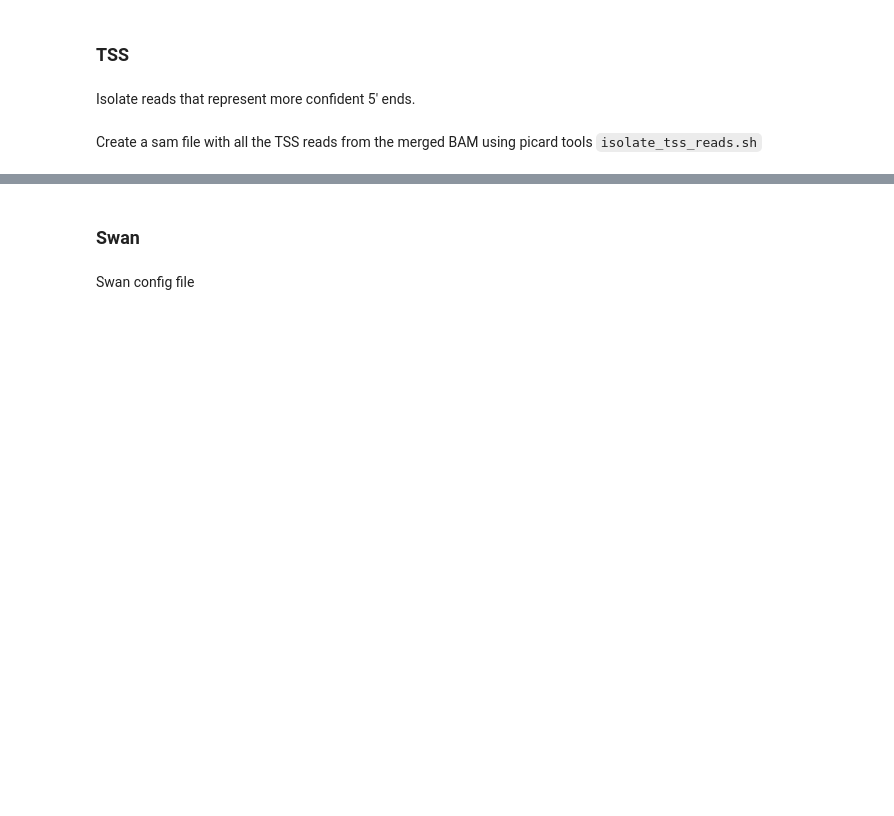
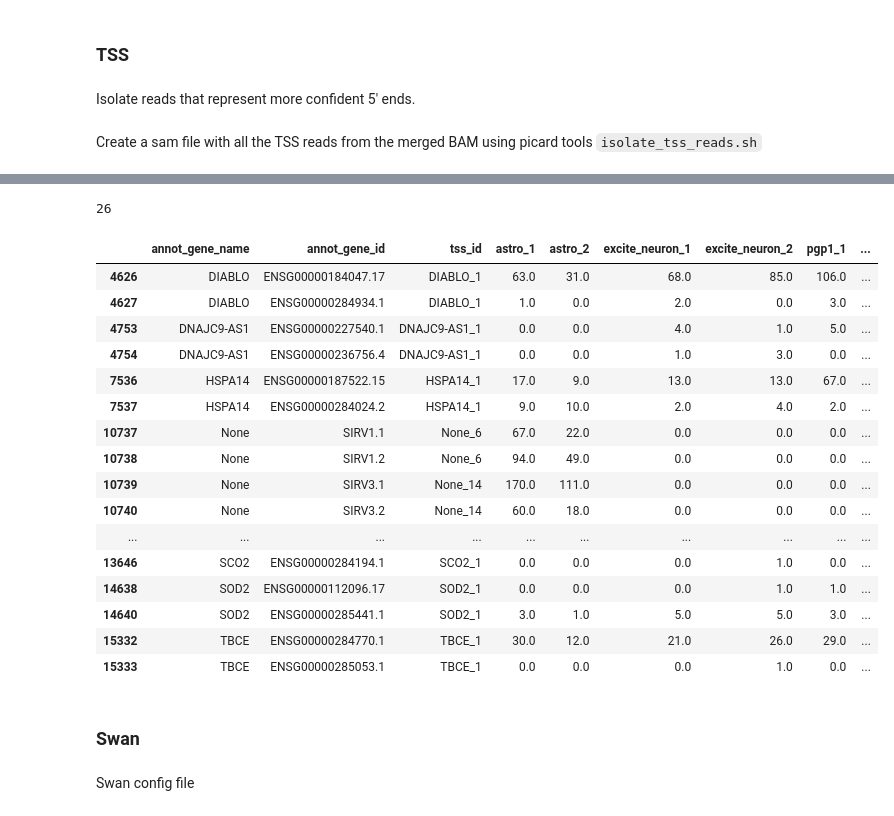
Before and after one commit to fairliereese/210413_pgp1, a Jupyter notebook: pgp1_lr.ipynb, the cells around one changed output, grey strips where cells are left out. Drawn from its saved outputs; the diff is of its cells as text; code cells hidden in the pictures; blank space fills up the shorter version.

```diff
--- a/pgp1_lr.ipynb
+++ b/pgp1_lr.ipynb
@@ -64,0 +175,22 @@ python ${tss_dir}pacbio_to_tss.py \
+# %%
+# merged called TSSs back in with read annot
+df = pd.read_csv(annot, sep='\t')
+ends = pd.read_csv(tss_reads, sep='\t', header=None,
+            names=['chrom', 'start', 'end', 'read_name', 'tss_id', 'stand'])
+ends = ends[['read_name', 'tss_id']]
+
+# merge on read name
+df = df.merge(ends, how='inner', on='read_name')
+temp = temp[['annot_gene_name', 'tss_id', 'tss_id_2']]
+df = df.merge(temp, how='inner', on=['annot_gene_name', 'tss_id'])
+
+# format like talon ab
+cols = ['annot_gene_name', 'annot_gene_id', 'dataset', 'tss_id_2']
+df = df[cols+['read_name']].groupby(cols).count().reset_index()
+df.rename({'read_name':'counts', 'tss_id_2':'tss_id'}, axis=1, inplace=True)
+df = df.pivot(index=['annot_gene_name', 'annot_gene_id', 'tss_id'], columns='dataset', values='counts')
+df.reset_index(inplace=True)
+df = df.rename_axis(None, axis=1)
+df.fillna(0, inplace=True)
+
+df.to_csv('pgp1_tss_talon_abundance.tsv', sep='\t', index=False)
@@ -65,3 +206,25 @@ python ${tss_dir}pacbio_to_tss.py \
+# %%
+print(len(df.loc[df.tss_id.duplicated(keep=False)].index))
+df.loc[df.tss_id.duplicated(keep=False)]
+# %% [output]
+26
+|  | annot_gene_name | annot_gene_id | tss_id | astro_1 | astro_2 | excite_neuron_1 | excite_neuron_2 | pgp1_1 | ... |
+| 4626 | DIABLO | ENSG00000184047.17 | DIABLO_1 | 63.0 | 31.0 | 68.0 | 85.0 | 106.0 | ... |
+| 4627 | DIABLO | ENSG00000284934.1 | DIABLO_1 | 1.0 | 0.0 | 2.0 | 0.0 | 3.0 | ... |
+| 4753 | DNAJC9-AS1 | ENSG00000227540.1 | DNAJC9-AS1_1 | 0.0 | 0.0 | 4.0 | 1.0 | 5.0 | ... |
+| 4754 | DNAJC9-AS1 | ENSG00000236756.4 | DNAJC9-AS1_1 | 0.0 | 0.0 | 1.0 | 3.0 | 0.0 | ... |
+| 7536 | HSPA14 | ENSG00000187522.15 | HSPA14_1 | 17.0 | 9.0 | 13.0 | 13.0 | 67.0 | ... |
+| 7537 | HSPA14 | ENSG00000284024.2 | HSPA14_1 | 9.0 | 10.0 | 2.0 | 4.0 | 2.0 | ... |
+| 10737 | None | SIRV1.1 | None_6 | 67.0 | 22.0 | 0.0 | 0.0 | 0.0 | ... |
+| 10738 | None | SIRV1.2 | None_6 | 94.0 | 49.0 | 0.0 | 0.0 | 0.0 | ... |
+| 10739 | None | SIRV3.1 | None_14 | 170.0 | 111.0 | 0.0 | 0.0 | 0.0 | ... |
+| 10740 | None | SIRV3.2 | None_14 | 60.0 | 18.0 | 0.0 | 0.0 | 0.0 | ... |
+| ... | ... | ... | ... | ... | ... | ... | ... | ... | ... |
+| 13646 | SCO2 | ENSG00000284194.1 | SCO2_1 | 0.0 | 0.0 | 0.0 | 1.0 | 0.0 | ... |
+| 14638 | SOD2 | ENSG00000112096.17 | SOD2_1 | 0.0 | 0.0 | 0.0 | 1.0 | 1.0 | ... |
+| 14640 | SOD2 | ENSG00000285441.1 | SOD2_1 | 3.0 | 1.0 | 5.0 | 5.0 | 3.0 | ... |
+| 15332 | TBCE | ENSG00000284770.1 | TBCE_1 | 30.0 | 12.0 | 21.0 | 26.0 | 29.0 | ... |
+| 15333 | TBCE | ENSG00000285053.1 | TBCE_1 | 0.0 | 0.0 | 0.0 | 1.0 | 0.0 | ... |
 # %% [markdown]
 ### Swan
 # %% [markdown]
```
Also changed, not shown: parts of 18 cells of this notebook.
